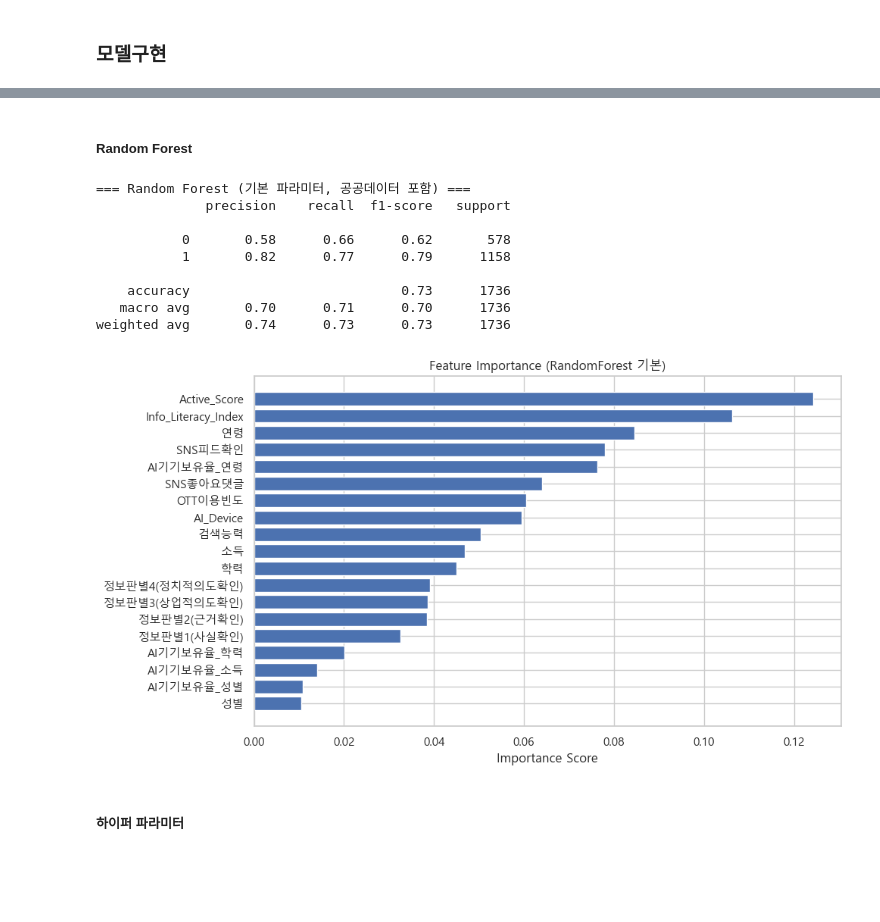
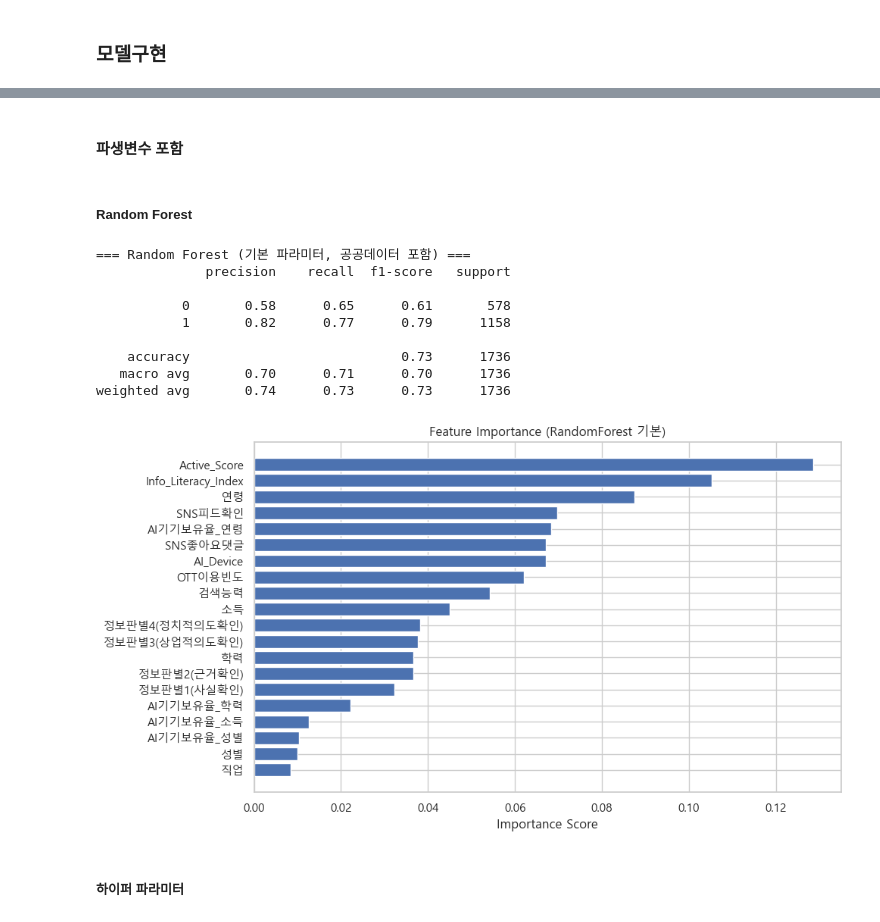
Before and after one commit to TeamHDH/KCC_Contest, a Jupyter notebook: 공모전_코드정리/AI 기기 포함/파생변수+모델.ipynb, the cells around one changed output, grey strips where cells are left out. Saved outputs shown, nothing was run; the diff lists cells and outputs as text; code cells hidden in the pictures; blank space fills up the shorter version.

```diff
--- a/공모전_코드정리/AI 기기 포함/파생변수+모델.ipynb
+++ b/공모전_코드정리/AI 기기 포함/파생변수+모델.ipynb
@@ -48,3 +205,5 @@ df_raw = df_raw.dropna(subset=['소외이진라벨'])
+# %% [markdown]
+#### 파생변수 포함
 # %% [markdown]
 ##### Random Forest
 # %%
@@ -53,7 +212,7 @@ df = df_raw.copy()
 
 # X, y 설정
 X = df[[
-    '성별', '연령', '학력', '소득', '검색능력',
+    '성별', '연령', '학력', '직업', '소득', '검색능력',
     '정보판별1(사실확인)', '정보판별2(근거확인)',
     '정보판별3(상업적의도확인)', '정보판별4(정치적의도확인)',
     'SNS피드확인', 'SNS좋아요댓글', 'OTT이용빈도',
@@ -81,35 +240,35 @@ X_train_resampled, y_train_resampled = smote.fit_resample(X_train_no_na, y_train
 rf_model = RandomForestClassifier(random_state=42, class_weight='balanced')
 rf_model.fit(X_train_resampled, y_train_resampled)
 y_pred_rf = rf_model.predict(X_test_no_na)
 
 # 성능평가 출력
 print("=== Random Forest (기본 파라미터, 공공데이터 포함) ===")
 print(classification_report(y_test_no_na, y_pred_rf))
 
 # AI_Device 변수 중요도 시각화
 importances = rf_model.feature_importances_
 features = X.columns
 
 # 중요도 내림차순 정렬
 sorted_idx = importances.argsort()[::-1]
 plt.figure(figsize=(10,6))
 plt.barh(range(len(features)), importances[sorted_idx])
 plt.yticks(range(len(features)), features[sorted_idx])
 plt.xlabel("Importance Score")
 plt.title("Feature Importance (RandomForest 기본)")
 plt.gca().invert_yaxis()
 plt.show()
 # %% [output]
 === Random Forest (기본 파라미터, 공공데이터 포함) ===
               precision    recall  f1-score   support
 
-           0       0.58      0.66      0.62       578
+           0       0.58      0.65      0.61       578
            1       0.82      0.77      0.79      1158
 
     accuracy                           0.73      1736
    macro avg       0.70      0.71      0.70      1736
 weighted avg       0.74      0.73      0.73      1736
-[figure, old version]
+[figure, new version]
 # %% [markdown]
 ##### 하이퍼 파라미터
 # %%
```
Also changed, not shown: parts of 8 cells of this notebook.
